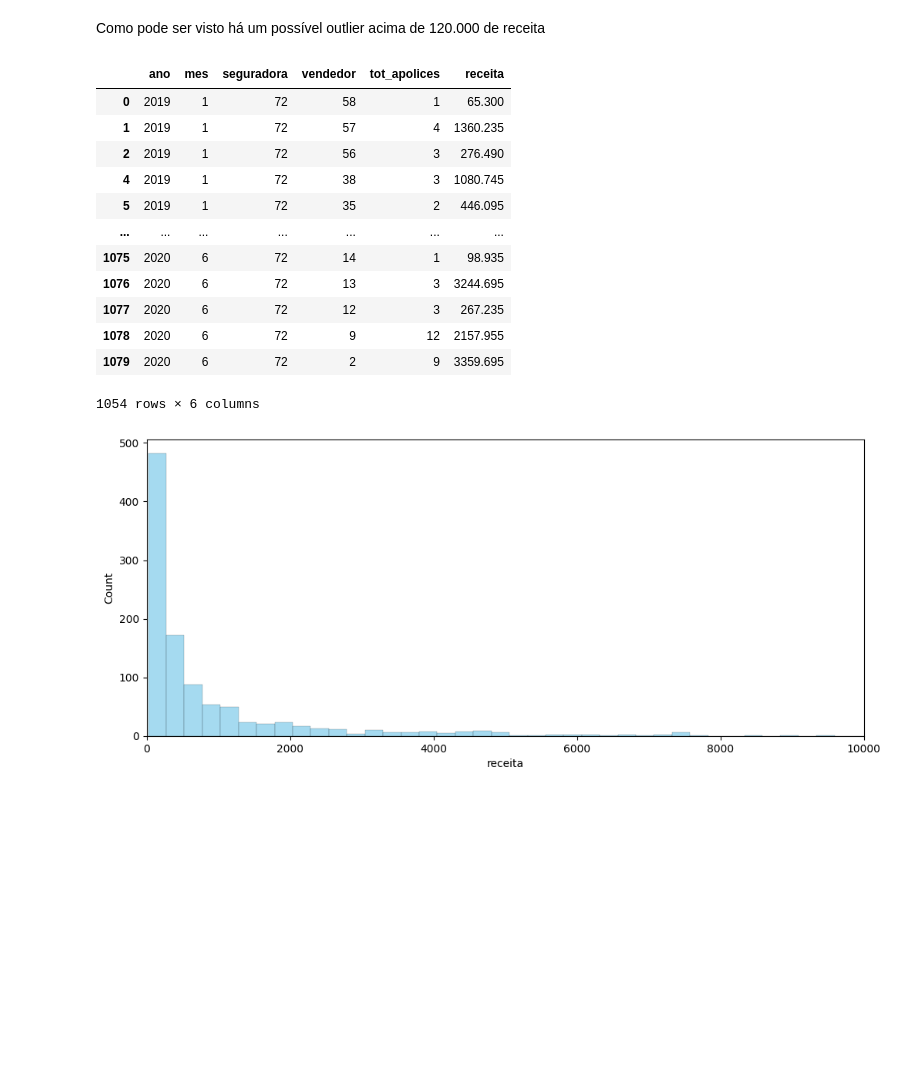
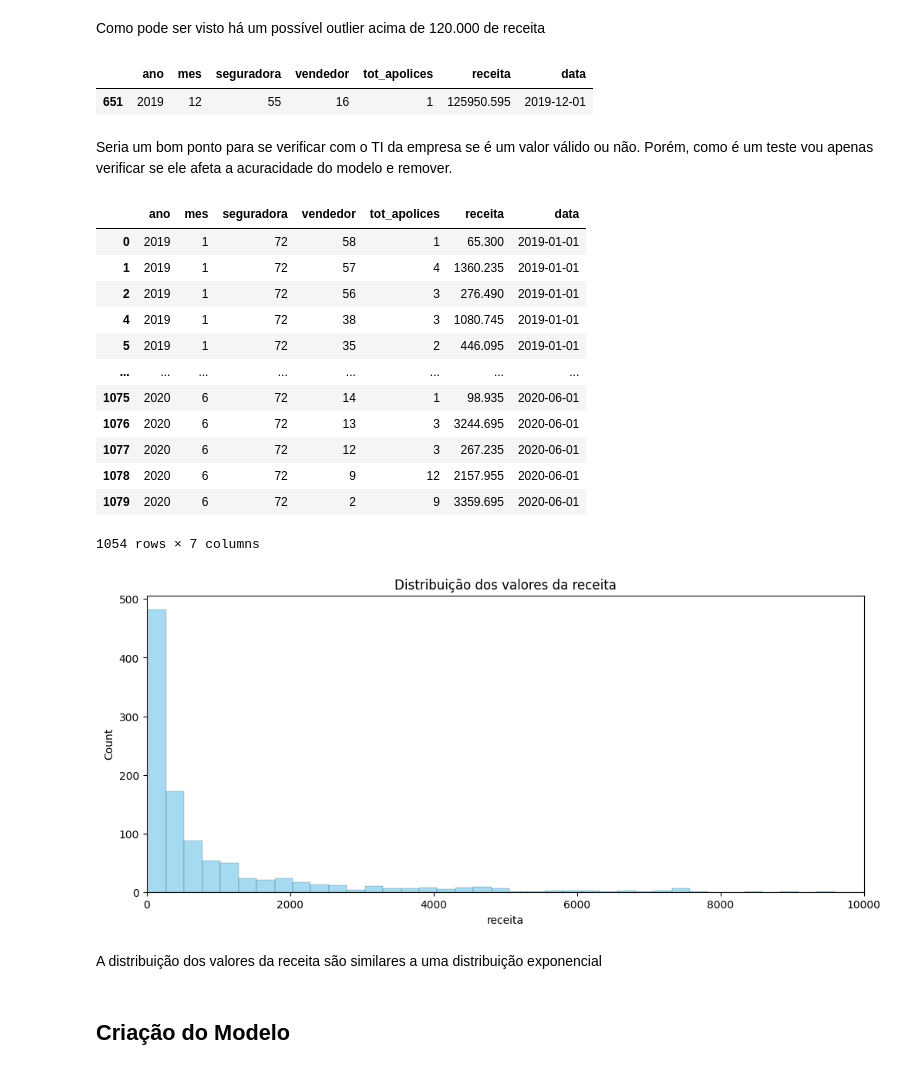
Before and after one commit to GabrielRomaoG/Insurance_policy_analysis, a Jupyter notebook: previsao_receita.ipynb, the cells around one changed output. Saved outputs shown, nothing was run; the diff lists cells and outputs as text; code cells hidden in the pictures; blank space fills up the shorter version.

```diff
--- a/previsao_receita.ipynb
+++ b/previsao_receita.ipynb
@@ -58,29 +63,50 @@ plt.show()
 # %% [markdown]
 Como pode ser visto há um possível outlier acima de 120.000 de receita
+# %%
+#Investigando esse possível outlier
+df_receita_outlier = df_receita.loc[df_receita.receita > 120000].copy()
+df_receita_outlier
+# %% [output]
+|  | ano | mes | seguradora | vendedor | tot_apolices | receita | data |
+| 651 | 2019 | 12 | 55 | 16 | 1 | 125950.595 | 2019-12-01 |
+# %% [markdown]
+Seria um bom ponto para se verificar com o TI da empresa se é um valor válido ou não.
+Porém, como é um teste vou apenas verificar se ele afeta a acuracidade do modelo e remover.
 # %%
 #Removendo valores negativos pois são cancelamentos
 df_receita = df_receita.query('receita >= 0')
+
+#Adicionando uma coluna de datetime para o modelo
+
+df_receita['data'] = df_receita.ano.astype(str) + '-' + df_receita.mes.astype(str)
+df_receita['data'] = pd.to_datetime(df_receita.data)
+
 df_receita
 # %% [output]
-|  | ano | mes | seguradora | vendedor | tot_apolices | receita |
-| 0 | 2019 | 1 | 72 | 58 | 1 | 65.300 |
-| 1 | 2019 | 1 | 72 | 57 | 4 | 1360.235 |
-| 2 | 2019 | 1 | 72 | 56 | 3 | 276.490 |
-| 4 | 2019 | 1 | 72 | 38 | 3 | 1080.745 |
-| 5 | 2019 | 1 | 72 | 35 | 2 | 446.095 |
-| ... | ... | ... | ... | ... | ... | ... |
-| 1075 | 2020 | 6 | 72 | 14 | 1 | 98.935 |
-| 1076 | 2020 | 6 | 72 | 13 | 3 | 3244.695 |
-| 1077 | 2020 | 6 | 72 | 12 | 3 | 267.235 |
-| 1078 | 2020 | 6 | 72 | 9 | 12 | 2157.955 |
-| 1079 | 2020 | 6 | 72 | 2 | 9 | 3359.695 |
+|  | ano | mes | seguradora | vendedor | tot_apolices | receita | data |
+| 0 | 2019 | 1 | 72 | 58 | 1 | 65.300 | 2019-01-01 |
+| 1 | 2019 | 1 | 72 | 57 | 4 | 1360.235 | 2019-01-01 |
+| 2 | 2019 | 1 | 72 | 56 | 3 | 276.490 | 2019-01-01 |
+| 4 | 2019 | 1 | 72 | 38 | 3 | 1080.745 | 2019-01-01 |
+| 5 | 2019 | 1 | 72 | 35 | 2 | 446.095 | 2019-01-01 |
+| ... | ... | ... | ... | ... | ... | ... | ... |
+| 1075 | 2020 | 6 | 72 | 14 | 1 | 98.935 | 2020-06-01 |
+| 1076 | 2020 | 6 | 72 | 13 | 3 | 3244.695 | 2020-06-01 |
+| 1077 | 2020 | 6 | 72 | 12 | 3 | 267.235 | 2020-06-01 |
+| 1078 | 2020 | 6 | 72 | 9 | 12 | 2157.955 | 2020-06-01 |
+| 1079 | 2020 | 6 | 72 | 2 | 9 | 3359.695 | 2020-06-01 |
-1054 rows × 6 columns
+1054 rows × 7 columns
 # %%
 #Verificando a distribuição após remover os valores cancelados
 plt.figure(figsize=(12, 5))
 sns.histplot(df_receita.receita, bins=500, kde=False, color='skyblue')
 #limitei o x para não aparecer o possível outlier
 plt.xlim(0,10000)
+plt.title('Distribuição dos valores da receita')
 plt.show()
 # %% [output]
-[figure, old version]
+[figure, new version]
+# %% [markdown]
+A distribuição dos valores da receita são similares a uma distribuição exponencial
+# %% [markdown]
+## Criação do Modelo
```
Also changed, not shown: parts of 3 cells of this notebook.
